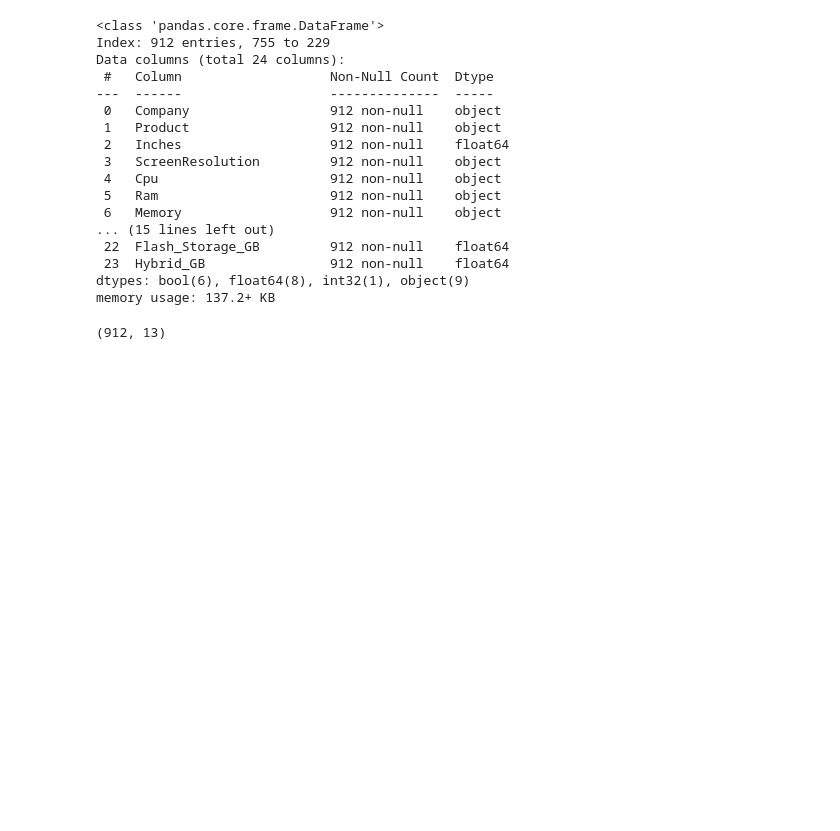
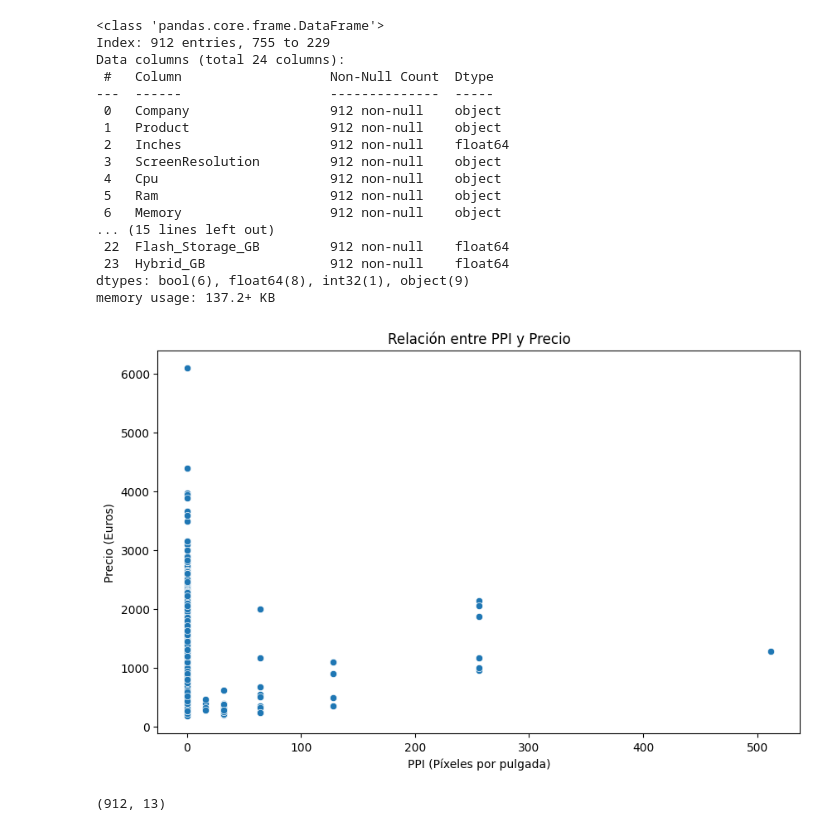
Before and after one commit to JoseRKC/ONLINE_DS_THEBRIDGE_JOSERCC, a Jupyter notebook: Masterclass/Kaggle/Kaggle_submission3.ipynb, the cells around one changed output. Saved outputs shown, nothing was run; the diff lists cells and outputs as text; code cells hidden in the pictures; blank space fills up the shorter version.

```diff
--- a/Masterclass/Kaggle/Kaggle_submission3.ipynb
+++ b/Masterclass/Kaggle/Kaggle_submission3.ipynb
@@ -136,6 +136,19 @@ Data columns (total 24 columns):
  23  Hybrid_GB                912 non-null    float64
 dtypes: bool(6), float64(8), int32(1), object(9)
 memory usage: 137.2+ KB
+# %%
+import seaborn as sns
+import matplotlib.pyplot as plt
+
+# Gráfico de dispersión entre PPI y Precio
+plt.figure(figsize=(10, 6))
+sns.scatterplot(data=df, x='Flash_Storage_GB', y='Price_in_euros')
+plt.title('Relación entre PPI y Precio')
+plt.xlabel('PPI (Píxeles por pulgada)')
+plt.ylabel('Precio (Euros)')
+plt.show()
+# %% [output]
+[figure, added]
 # %%
 """
 X = df.drop(['Price_in_euros',"Weight","Inches","Ram"], axis=1)
```
Also changed, not shown: 19 other files.
